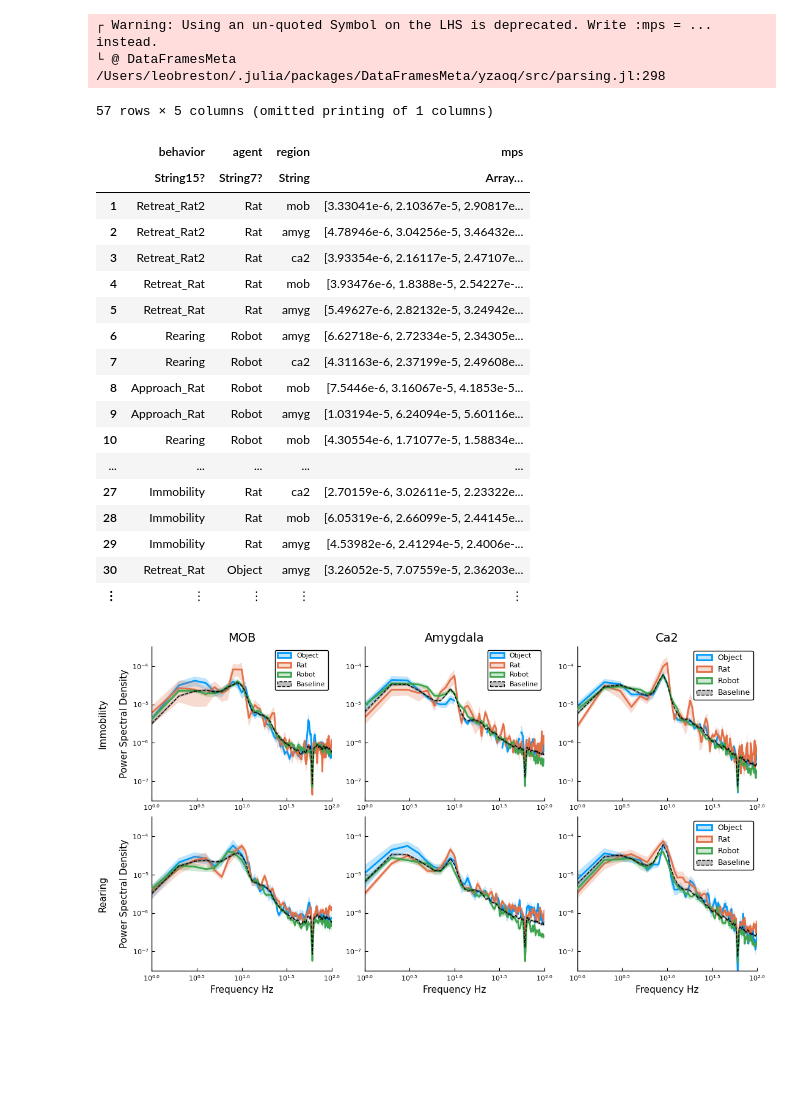
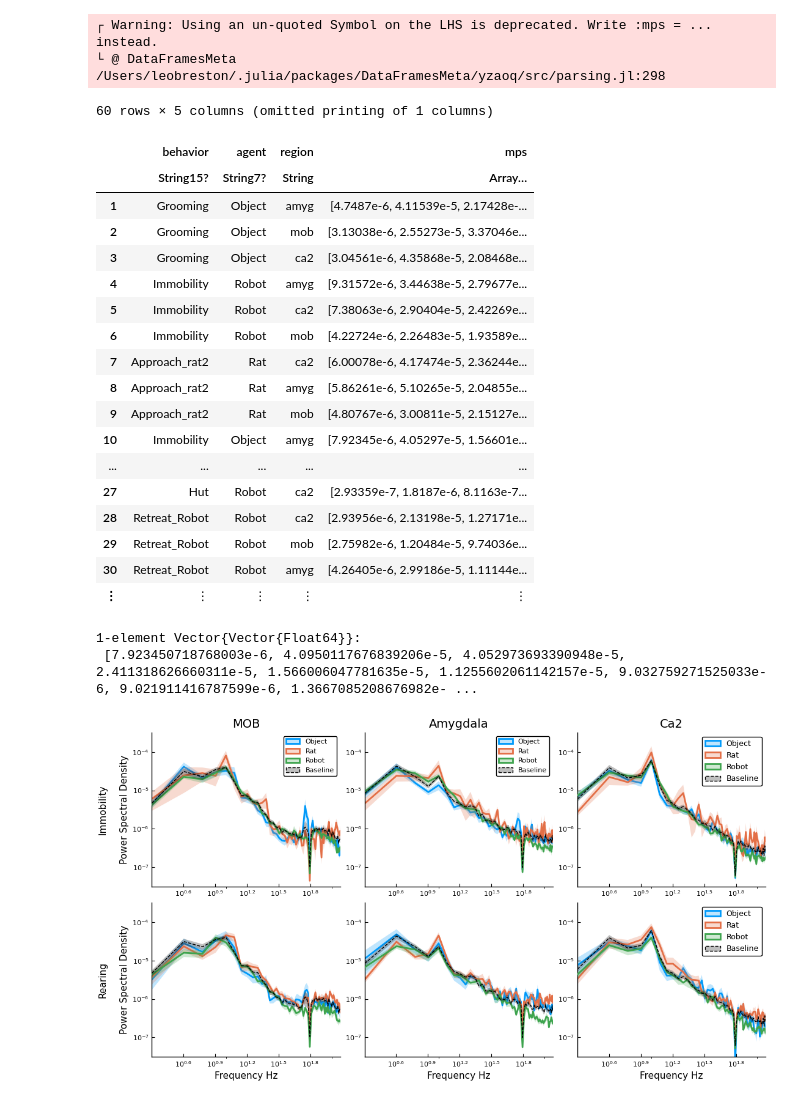
Before and after one commit to chiba-lab/ROIexperiment, a Jupyter notebook: powerspecplots.ipynb, the cells around one changed output. Drawn from its saved outputs; the diff is of its cells as text; code cells hidden in the pictures; blank space fills up the shorter version.

```diff
--- a/powerspecplots.ipynb
+++ b/powerspecplots.ipynb
@@ -6,7 +33,8 @@ et =  load("Data/freeroam_dataset.jld2", "event_time_series");
 # %%
 ps =  @chain et begin
+    @subset( (:end_time .- :start_time).≥ 1.0)
     transform(:lfp => ByRow.(x->normalize(x))=>:lfp)
-    transform(:lfp => ByRow.(x->binps(compute_power_spectrum(x),100))=>:pspec)
+    transform(:lfp => ByRow.(x->binps(compute_power_spectrum(x),60,120))=>:pspec)
     @select(:rat, :trial_type, :agent, :behavior, :region, :pspec)
 end
 # %% [output]
@@ -57,23 +85,28 @@ end
 # %% [output]
 ┌ Warning: Using an un-quoted Symbol on the LHS is deprecated. Write :mps = ... instead.
 └ @ DataFramesMeta /Users/leobreston/.julia/packages/DataFramesMeta/yzaoq/src/parsing.jl:298
-57 rows × 5 columns (omitted printing of 1 columns)
+60 rows × 5 columns (omitted printing of 1 columns)
 |  | behavior | agent | region | mps |
 |  | String15? | String7? | String | Array… |
-| 1 | Retreat_Rat2 | Rat | mob | [3.33041e-6, 2.10367e-5, 2.90817e... |
-| 2 | Retreat_Rat2 | Rat | amyg | [4.78946e-6, 3.04256e-5, 3.46432e... |
-| 3 | Retreat_Rat2 | Rat | ca2 | [3.93354e-6, 2.16117e-5, 2.47107e... |
-| 4 | Retreat_Rat | Rat | mob | [3.93476e-6, 1.8388e-5, 2.54227e-... |
-| 5 | Retreat_Rat | Rat | amyg | [5.49627e-6, 2.82132e-5, 3.24942e... |
-| 6 | Rearing | Robot | amyg | [6.62718e-6, 2.72334e-5, 2.34305e... |
-| 7 | Rearing | Robot | ca2 | [4.31163e-6, 2.37199e-5, 2.49608e... |
-| 8 | Approach_Rat | Robot | mob | [7.5446e-6, 3.16067e-5, 4.1853e-5... |
-| 9 | Approach_Rat | Robot | amyg | [1.03194e-5, 6.24094e-5, 5.60116e... |
-| 10 | Rearing | Robot | mob | [4.30554e-6, 1.71077e-5, 1.58834e... |
+| 1 | Grooming | Object | amyg | [4.7487e-6, 4.11539e-5, 2.17428e-... |
+| 2 | Grooming | Object | mob | [3.13038e-6, 2.55273e-5, 3.37046e... |
+| 3 | Grooming | Object | ca2 | [3.04561e-6, 4.35868e-5, 2.08468e... |
+| 4 | Immobility | Robot | amyg | [9.31572e-6, 3.44638e-5, 2.79677e... |
+| 5 | Immobility | Robot | ca2 | [7.38063e-6, 2.90404e-5, 2.42269e... |
+| 6 | Immobility | Robot | mob | [4.22724e-6, 2.26483e-5, 1.93589e... |
+| 7 | Approach_rat2 | Rat | ca2 | [6.00078e-6, 4.17474e-5, 2.36244e... |
+| 8 | Approach_rat2 | Rat | amyg | [5.86261e-6, 5.10265e-5, 2.04855e... |
+| 9 | Approach_rat2 | Rat | mob | [4.80767e-6, 3.00811e-5, 2.15127e... |
+| 10 | Immobility | Object | amyg | [7.92345e-6, 4.05297e-5, 1.56601e... |
 | ... | ... | ... | ... | ... |
-| 27 | Immobility | Rat | ca2 | [2.70159e-6, 3.02611e-5, 2.23322e... |
-| 28 | Immobility | Rat | mob | [6.05319e-6, 2.66099e-5, 2.44145e... |
-| 29 | Immobility | Rat | amyg | [4.53982e-6, 2.41294e-5, 2.4006e-... |
-| 30 | Retreat_Rat | Object | amyg | [3.26052e-5, 7.07559e-5, 2.36203e... |
+| 27 | Hut | Robot | ca2 | [2.93359e-7, 1.8187e-6, 8.1163e-7... |
+| 28 | Retreat_Robot | Robot | ca2 | [2.93956e-6, 2.13198e-5, 1.27171e... |
+| 29 | Retreat_Robot | Robot | mob | [2.75982e-6, 1.20484e-5, 9.74036e... |
+| 30 | Retreat_Robot | Robot | amyg | [4.26405e-6, 2.99186e-5, 1.11144e... |
 | ⋮ | ⋮ | ⋮ | ⋮ | ⋮ |
+# %%
+@subset(behavior_agent_mps, :agent.=="Object", :behavior.=="Immobility", :region.=="amyg").mps
+# %% [output]
+1-element Vector{Vector{Float64}}:
+ [7.923450718768003e-6, 4.0950117676839206e-5, 4.052973693390948e-5, 2.411318626660311e-5, 1.566006047781635e-5, 1.1255602061142157e-5, 9.032759271525033e-6, 9.021911416787599e-6, 1.3667085208676982e- ...
 # %%
@@ -106,25 +139,25 @@ plot!(p, freqs, ns.mps, ribbon= ns.err, fillcolor=:black, fillalpha=.15, linewid
 # %%
 import PyPlot
 pyplot()
 imm_mob=agent_ps_plot(behavior_agent_mps, null_region_mps, "Immobility", "MOB")
-plot!(imm_mob, title="MOB", xlabel="", ylabel="Immobility\n\nPower Spectral Density", legend=true)
+plot!(imm_mob, title="MOB", xlabel="", ylabel="Immobility\n\nPower Spectral Density")
 imm_amyg=agent_ps_plot(behavior_agent_mps, null_region_mps, "Immobility", "Amyg")
-plot!(imm_amyg, title="Amygdala", xlabel="", legend=true)
+plot!(imm_amyg, title="Amygdala", xlabel="")
 imm_ca=agent_ps_plot(behavior_agent_mps, null_region_mps, "Immobility", "CA2")
 plot!(imm_ca, title="Ca2", xlabel="", legendfontsize = 9, legend = :topright)
 rear_mob=agent_ps_plot(behavior_agent_mps, null_region_mps, "Rearing", "MOB")
 plot!(rear_mob, title="", xlabel="Frequency Hz", ylabel="Rearing\n\nPower Spectral Density")
 rear_amyg=agent_ps_plot(behavior_agent_mps, null_region_mps, "Rearing", "Amyg")
 plot!(rear_amyg, title="", xlabel="Frequency Hz")
 rear_ca=agent_ps_plot(behavior_agent_mps, null_region_mps, "Rearing", "CA2")
 plot!(rear_ca, title="", xlabel="Frequency Hz", legendfontsize = 9, legend = :topright)
 
 p=plot(imm_mob, imm_amyg, imm_ca, rear_mob, rear_amyg, rear_ca)
 plot!(p, grid=false, size = (1100, 600))
-plot!(p, yticks=[10.0^x for x in -7:1:-4], ylim=(10.0^-7.5, 10.0^-3.5), xlim=(1,100))
+plot!(p, yticks=[10.0^x for x in -7:1:-4], ylim=(10.0^-7.5, 10.0^-3.5), xlim=(2,120))
 # plot!(p, linestyle=[:solid :solid :solid :dash], linewidth=[3 3 3 3])
 
 # PyPlot.suptitle("Region")
 # PyPlot.savefig("suptile_test.png")
 # %% [output]
-[figure, old version]
+[figure, new version]
```
Also changed, not shown: parts of 5 cells of this notebook, 3 other files.
